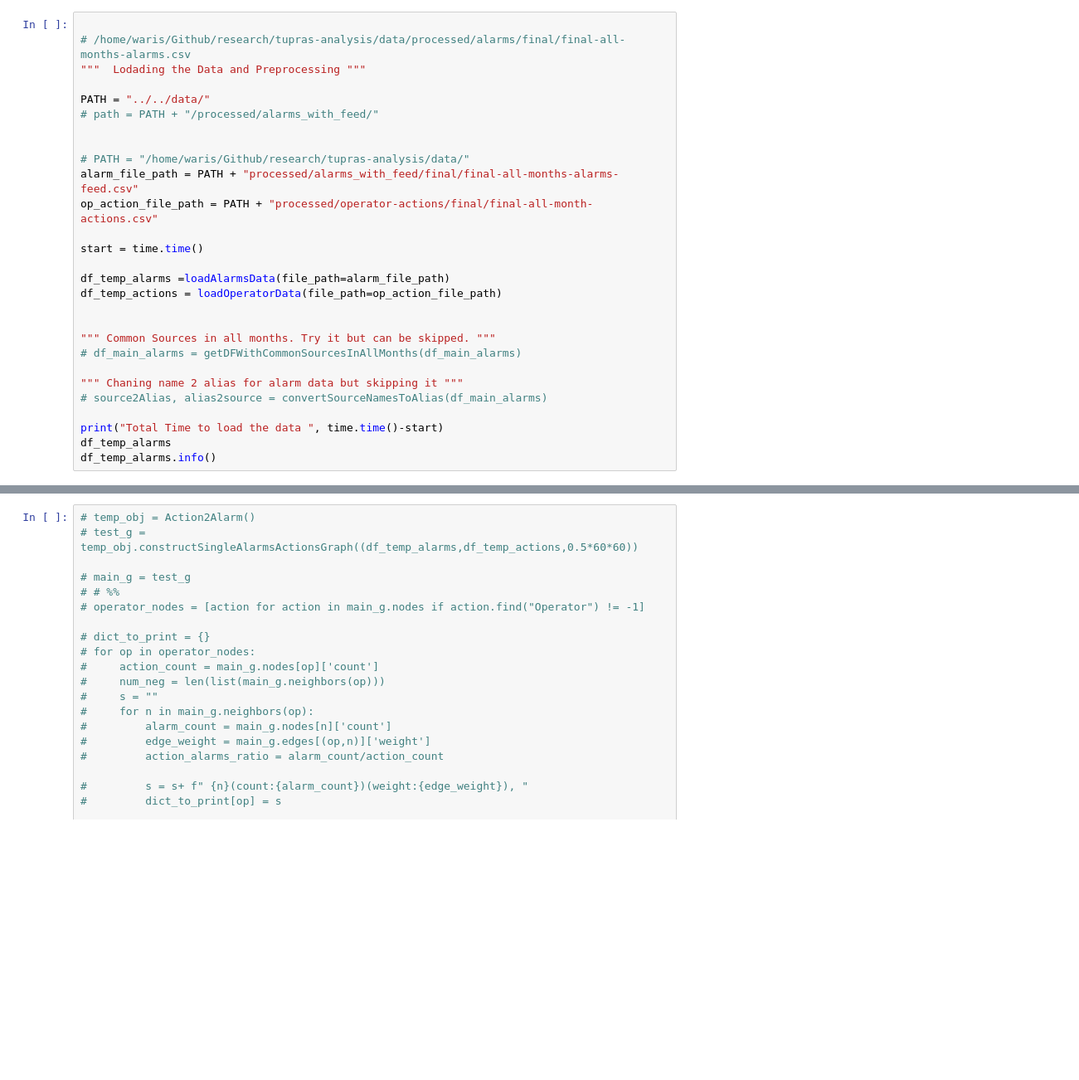
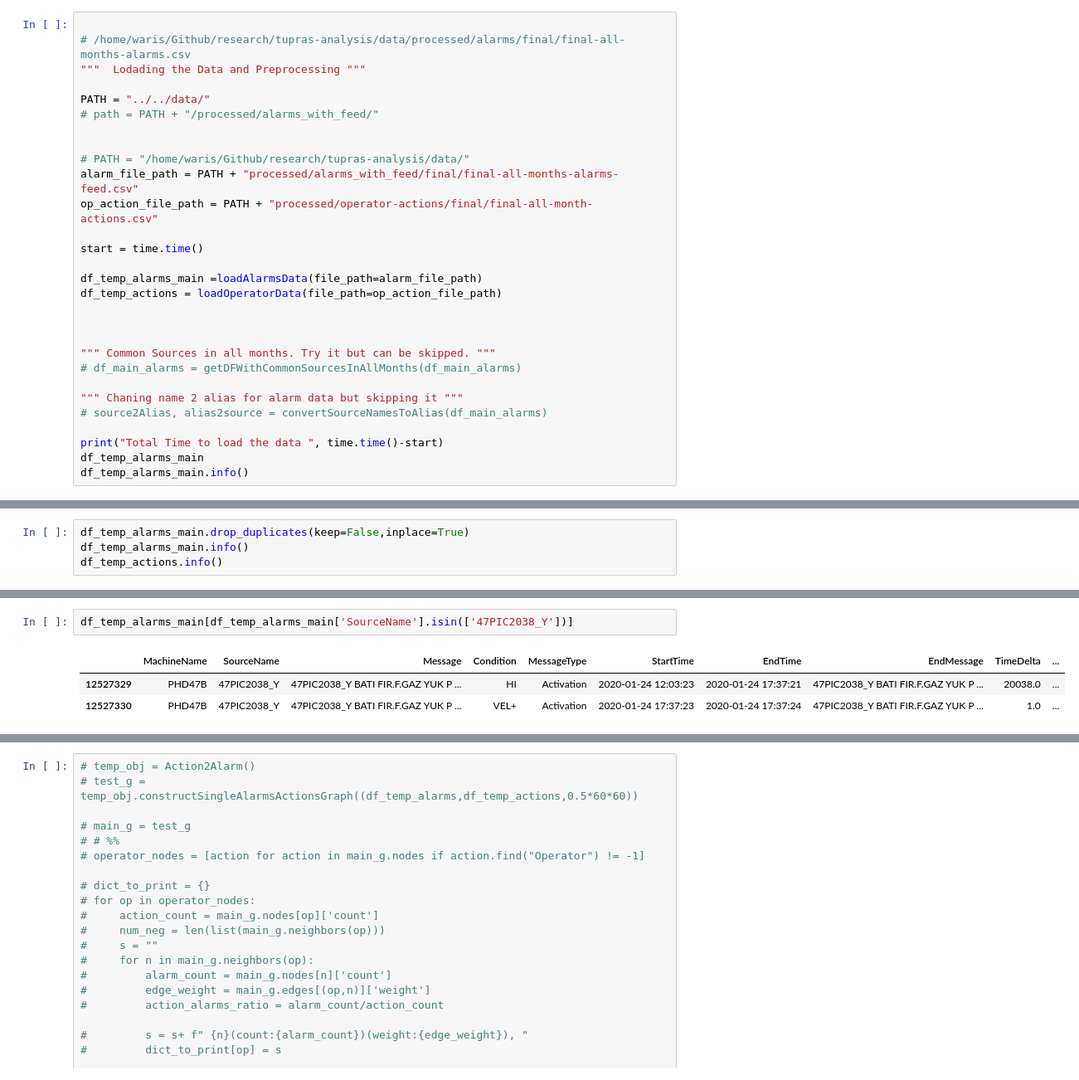
Before and after one commit to warisgill/tupras-analysis, a Jupyter notebook: main_analysis/s2_op_actions/op_action_alarm.ipynb, the cells around one changed output, grey strips where cells are left out. Shown at 83% size. Drawn from its saved outputs; the diff is of its cells as text; blank space fills up the shorter version.

```diff
--- a/main_analysis/s2_op_actions/op_action_alarm.ipynb
+++ b/main_analysis/s2_op_actions/op_action_alarm.ipynb
@@ -194,8 +147,9 @@ op_action_file_path = PATH + "processed/operator-actions/final/final-all-month-a
 
 start = time.time()
 
-df_temp_alarms =loadAlarmsData(file_path=alarm_file_path)
+df_temp_alarms_main =loadAlarmsData(file_path=alarm_file_path)
 df_temp_actions = loadOperatorData(file_path=op_action_file_path)
+
 
 
 """ Common Sources in all months. Try it but can be skipped. """
@@ -205,6 +159,6 @@ df_temp_actions = loadOperatorData(file_path=op_action_file_path)
 # source2Alias, alias2source = convertSourceNamesToAlias(df_main_alarms)
 
 print("Total Time to load the data ", time.time()-start)
-df_temp_alarms
-df_temp_alarms.info()
+df_temp_alarms_main
+df_temp_alarms_main.info()
 # %% [output]
@@ -226,3 +180,7 @@ Data columns (total 10 columns):
  9   Year-Month   object
 dtypes: datetime64[ns](2), float64(1), object(7)
 memory usage: 955.8+ MB
+# %%
+df_temp_alarms_main.drop_duplicates(keep=False,inplace=True)
+df_temp_alarms_main.info()
+df_temp_actions.info()
@@ -228,0 +244,6 @@ memory usage: 955.8+ MB
+# %%
+df_temp_alarms_main[df_temp_alarms_main['SourceName'].isin(['47PIC2038_Y'])]
+# %% [output]
+|  | MachineName | SourceName | Message | Condition | MessageType | StartTime | EndTime | EndMessage | TimeDelta | ... |
+| 12527329 | PHD47B | 47PIC2038_Y | 47PIC2038_Y BATI FIR.F.GAZ YUK P ... | HI | Activation | 2020-01-24 12:03:23 | 2020-01-24 17:37:21 | 47PIC2038_Y BATI FIR.F.GAZ YUK P ... | 20038.0 | ... |
+| 12527330 | PHD47B | 47PIC2038_Y | 47PIC2038_Y BATI FIR.F.GAZ YUK P ... | VEL+ | Activation | 2020-01-24 17:37:23 | 2020-01-24 17:37:24 | 47PIC2038_Y BATI FIR.F.GAZ YUK P ... | 1.0 | ... |
```
Also changed, not shown: parts of 21 cells of this notebook, 1 other file.
